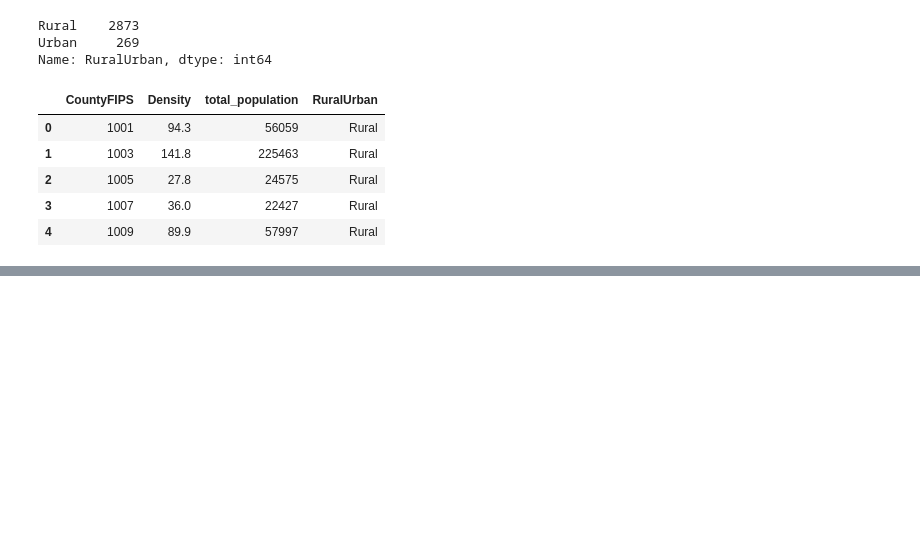
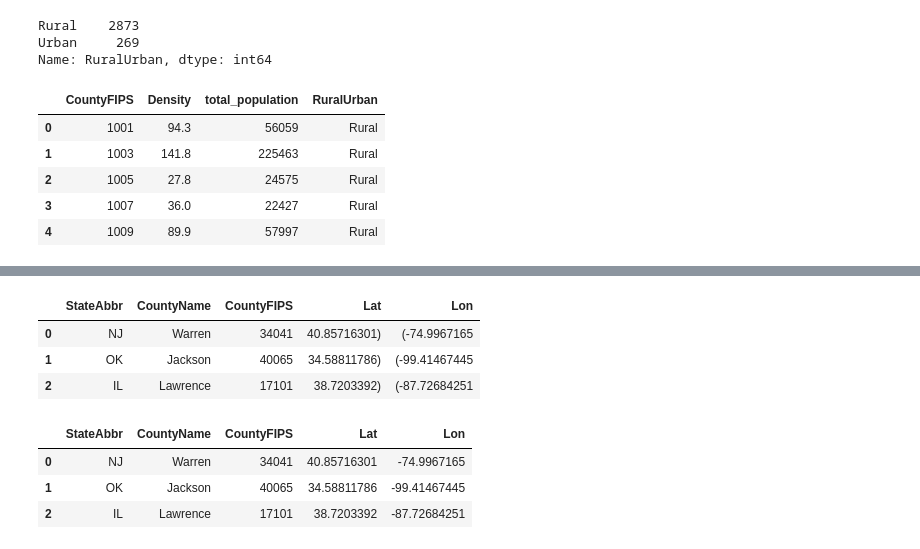
Before and after one commit to Degri95/Final_Project, a Jupyter notebook: CDC_data_exploration_and_analysis.ipynb, the cells around one changed output, grey strips where cells are left out. Saved outputs shown, nothing was run; the diff lists cells and outputs as text; code cells hidden in the pictures; blank space fills up the shorter version.

```diff
--- a/CDC_data_exploration_and_analysis.ipynb
+++ b/CDC_data_exploration_and_analysis.ipynb
@@ -365,0 +368,3 @@ population_df.to_csv('data/population_df.csv', index=False)
+# %%
+locations_df = pd.read_csv('data/PLACES__County.csv')
+locations_df.head()
@@ -365,0 +379,21 @@ population_df.to_csv('data/population_df.csv', index=False)
+# %%
+#seperate out elements in Gelolocation column to create Lattitude and Longitutde columns to visualize data on a map in Plotly
+locations_df[['Point', 'Lon', 'Lat']] = locations_df.Geolocation.str.split(" ", expand = True,)
+#filter to keep only location relevent columns
+locations_df = locations_df.filter(['StateAbbr', 'CountyName',
+                                    'CountyFIPS', 'Lat', 'Lon'])
+locations_df.head(3)
+# %% [output]
+|  | StateAbbr | CountyName | CountyFIPS | Lat | Lon |
+| 0 | NJ | Warren | 34041 | 40.85716301) | (-74.9967165 |
+| 1 | OK | Jackson | 40065 | 34.58811786) | (-99.41467445 |
+| 2 | IL | Lawrence | 17101 | 38.7203392) | (-87.72684251 |
+# %%
+locations_df['Lat'] = locations_df['Lat'].map(lambda x: x.rstrip(')'))
+locations_df['Lon'] = locations_df['Lon'].map(lambda x: x.lstrip('('))
+locations_df.head(3)
+# %% [output]
+|  | StateAbbr | CountyName | CountyFIPS | Lat | Lon |
+| 0 | NJ | Warren | 34041 | 40.85716301 | -74.9967165 |
+| 1 | OK | Jackson | 40065 | 34.58811786 | -99.41467445 |
+| 2 | IL | Lawrence | 17101 | 38.7203392 | -87.72684251 |
```
Also changed, not shown: parts of 4 cells of this notebook, 2 other files.
